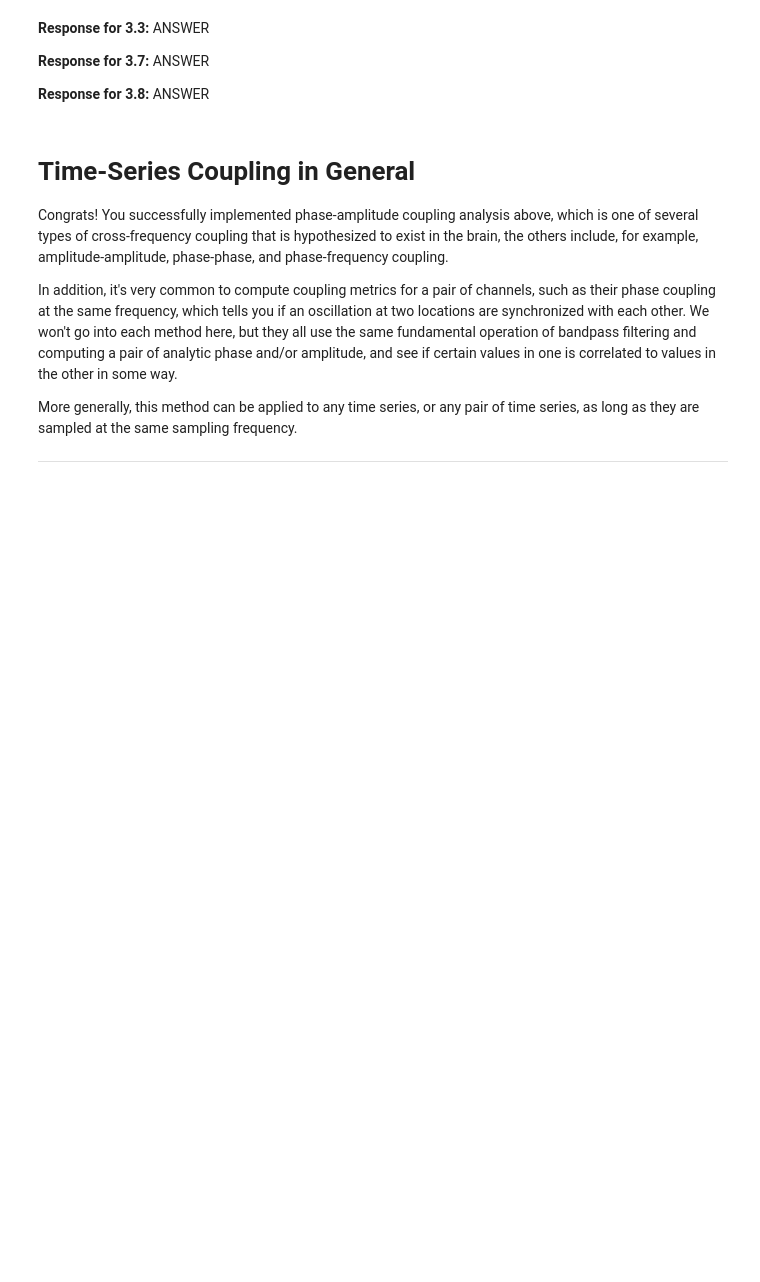
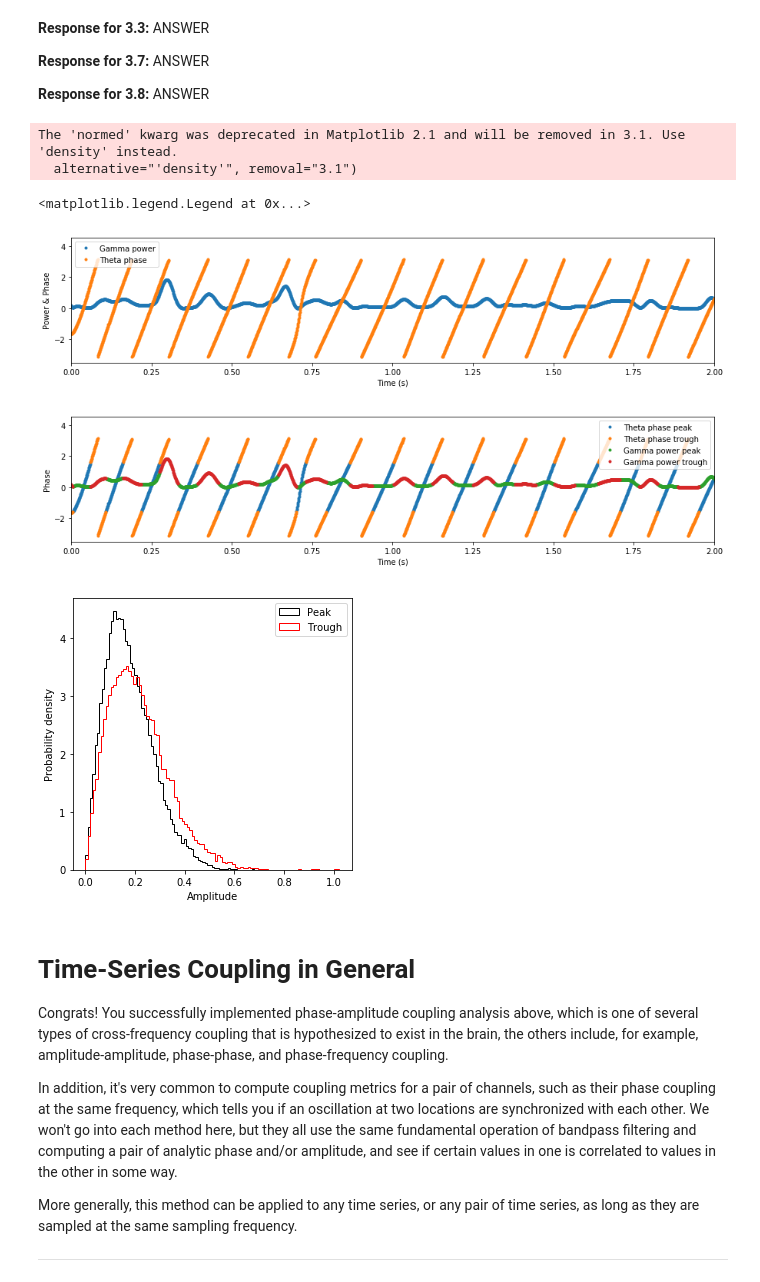
Before and after one commit to ylc020/COGS118C, a Jupyter notebook: Assignments/A4-HilbertLFPSpike.ipynb, the cells around one changed output. Saved outputs shown, nothing was run; the diff lists cells and outputs as text; code cells hidden in the pictures; blank space fills up the shorter version.

```diff
--- a/Assignments/A4-HilbertLFPSpike.ipynb
+++ b/Assignments/A4-HilbertLFPSpike.ipynb
@@ -258,33 +258,48 @@ There are often multiple oscillations present in a brain recording, at the same
 **Response for 3.8:** ANSWER
 # %%
 # compute gamma power and phase
-FIR_gamma = # _FILL_IN_YOUR_CODE_HERE
-gamma_osc = # _FILL_IN_YOUR_CODE_HERE
-x_a_gamma = # _FILL_IN_YOUR_CODE_HERE
-gamma_power, gamma_phase = # _FILL_IN_YOUR_CODE_HERE
+FIR_gamma = signal.firwin(251, (30, 50), fs=fs, pass_zero=False) # _FILL_IN_YOUR_CODE_HERE
+gamma_osc = np.convolve(lfp_short, FIR_gamma, mode='same') # _FILL_IN_YOUR_CODE_HERE
+x_a_gamma = signal.hilbert(gamma_osc) # _FILL_IN_YOUR_CODE_HERE
+gamma_power, gamma_phase = compute_power_phase(x_a_gamma) # _FILL_IN_YOUR_CODE_HERE
 
 # plot theta phase and gamma power
 plt.figure(figsize=(15,3))
-
+plt.plot(t_short, gamma_power*4, '.', label = 'Gamma power')
+plt.plot(t_short, theta_phase, '.', label = 'Theta phase')
+plt.xlim([0, 2])
+plt.xlabel('Time (s)'); plt.ylabel('Power & Phase')
+plt.legend()
 
 peak_inds = np.where(np.logical_and(theta_phase>-np.pi/2, theta_phase<np.pi/2))[0]
 trough_inds = np.where(np.logical_or(theta_phase<-np.pi/2, theta_phase>np.pi/2))[0]
 
 plt.figure(figsize=(15,3))
 
 # plot the theta peak and trough phases
-plt.plot(t_short[], theta_phase[], '.')
-plt.plot(t_short[], theta_phase[], '.')
+plt.plot(t_short[peak_inds], theta_phase[peak_inds], '.', label = 'Theta phase peak')
+plt.plot(t_short[trough_inds], theta_phase[trough_inds], '.', label = 'Theta phase trough')
+plt.xlim([0, 2])
+plt.xlabel('Time (s)'); plt.ylabel('Phase')
 
 # plot the gamma power corresponding to theta peak and trough phases
-plt.plot(t_short[], gamma_power[]*4, '.')
-plt.plot(t_short[], gamma_power[]*4, '.')
+plt.plot(t_short[peak_inds], gamma_power[peak_inds]*4, '.', label = 'Gamma power peak')
+plt.plot(t_short[trough_inds], gamma_power[trough_inds]*4, '.', label = 'Gamma power trough')
+plt.legend()
 
 plt.figure(figsize=(5,5))
 # complete the function call to plot the histogram
-plt.hist(_FILL_IN_YOUR_CODE_HERE, 100, color='k',normed=True, histtype='step', label='Peak');
-plt.hist(_FILL_IN_YOUR_CODE_HERE, 100, color='r',normed=True, histtype='step', label='Trough');
+plt.hist(gamma_power[peak_inds]**0.5, 100, color='k',normed=True, histtype='step', label='Peak');
+plt.hist(gamma_power[trough_inds]**0.5, 100, color='r',normed=True, histtype='step', label='Trough');
+plt.xlabel('Amplitude'); plt.ylabel('Probability density')
 plt.legend()
+# %% [output]
+The 'normed' kwarg was deprecated in Matplotlib 2.1 and will be removed in 3.1. Use 'density' instead.
+  alternative="'density'", removal="3.1")
+<matplotlib.legend.Legend at 0x...>
+[figure, added]
+[figure, added]
+[figure, added]
 # %% [markdown]
 # Time-Series Coupling in General
 Congrats! You successfully implemented phase-amplitude coupling analysis above, which is one of several types of cross-frequency coupling that is hypothesized to exist in the brain, the others include, for example, amplitude-amplitude, phase-phase, and phase-frequency coupling.
```
Also changed, not shown: parts of 4 cells of this notebook.
